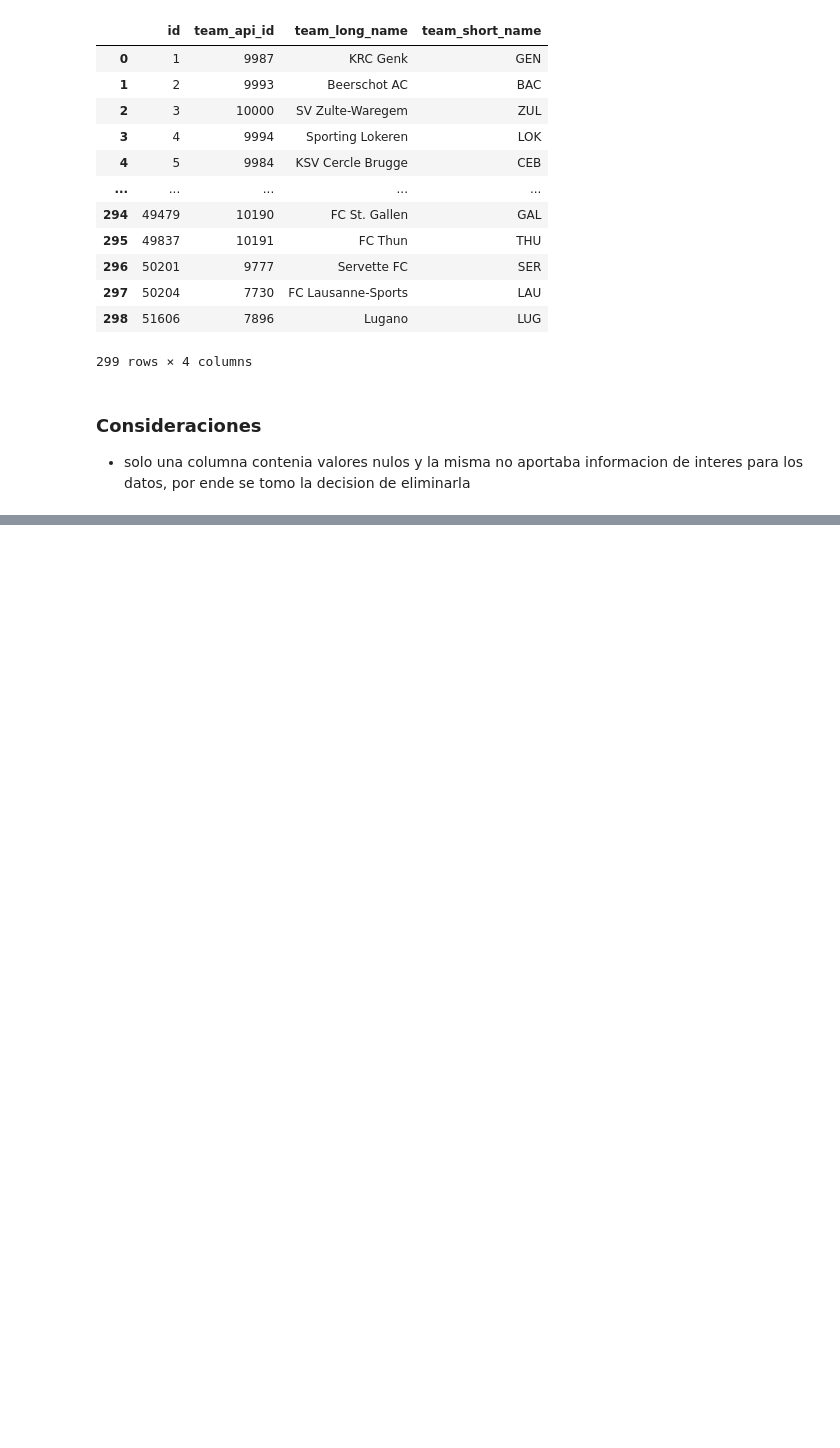
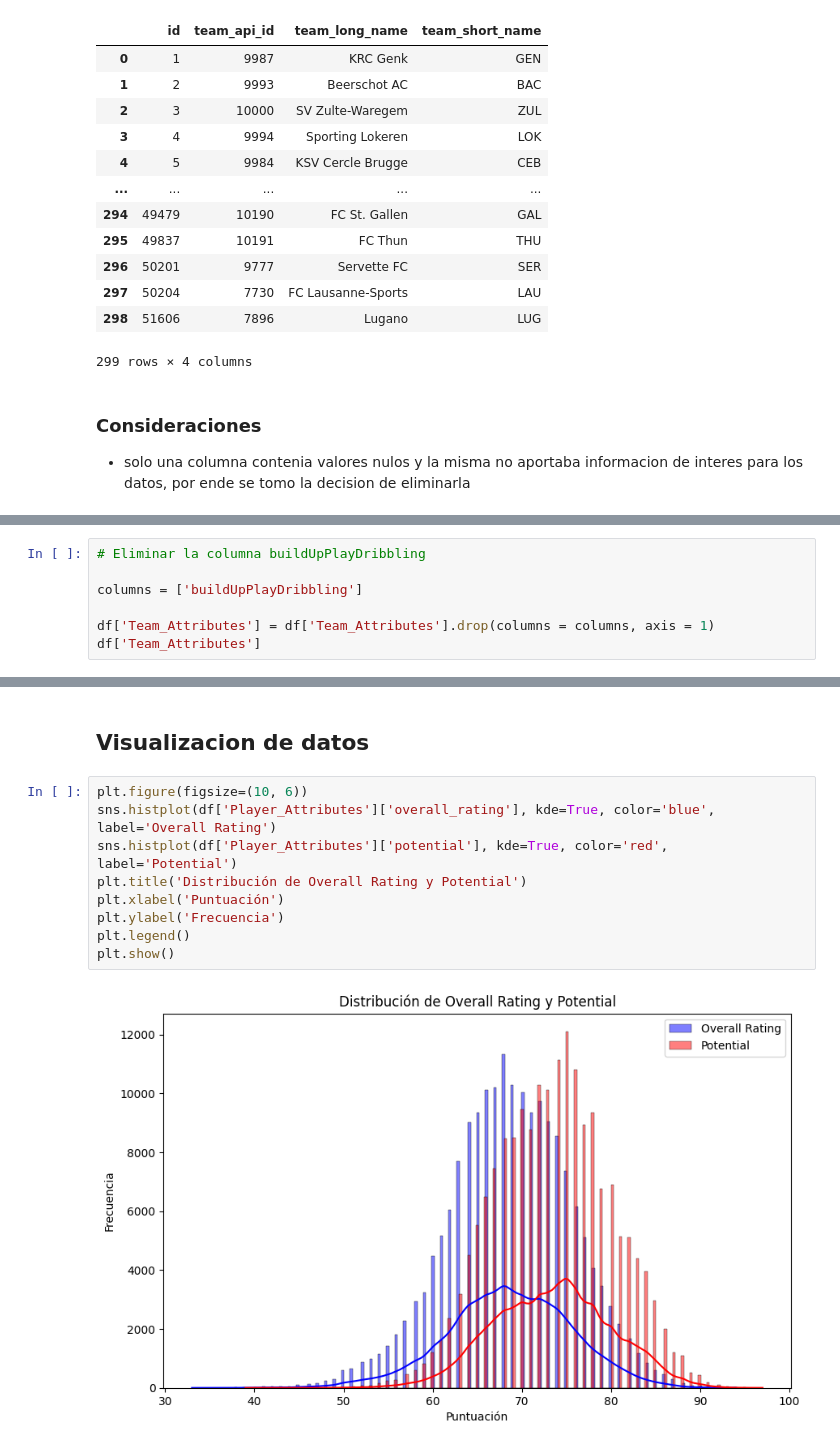
Before and after one commit to rammerbot/mi_casino_test, a Jupyter notebook: mi_casino_test.ipynb, the cells around one changed output, grey strips where cells are left out. Drawn from its saved outputs; the diff is of its cells as text; blank space fills up the shorter version.

Commit message:
feat: Visualizacion de datos de 'Player_Attributes' completado

```diff
--- a/mi_casino_test.ipynb
+++ b/mi_casino_test.ipynb
@@ -757,0 +773,7 @@ df['Team']
+# %%
+# Eliminar la columna buildUpPlayDribbling
+
+columns = ['buildUpPlayDribbling']
+
+df['Team_Attributes'] = df['Team_Attributes'].drop(columns = columns, axis = 1)
+df['Team_Attributes']
@@ -757,0 +797,13 @@ df['Team']
+# %% [markdown]
+## Visualizacion de datos
+# %%
+plt.figure(figsize=(10, 6))
+sns.histplot(df['Player_Attributes']['overall_rating'], kde=True, color='blue', label='Overall Rating')
+sns.histplot(df['Player_Attributes']['potential'], kde=True, color='red', label='Potential')
+plt.title('Distribución de Overall Rating y Potential')
+plt.xlabel('Puntuación')
+plt.ylabel('Frecuencia')
+plt.legend()
+plt.show()
+# %% [output]
+[figure, added]
```
Also changed, not shown: parts of 22 cells of this notebook.
